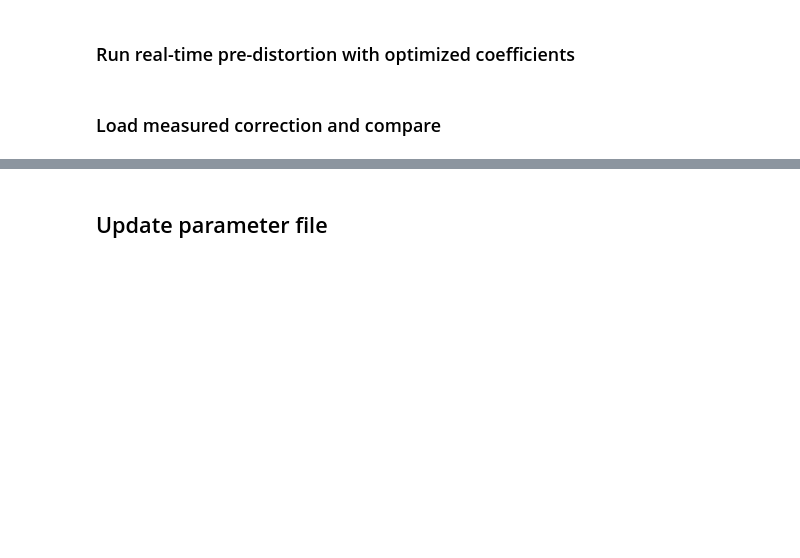
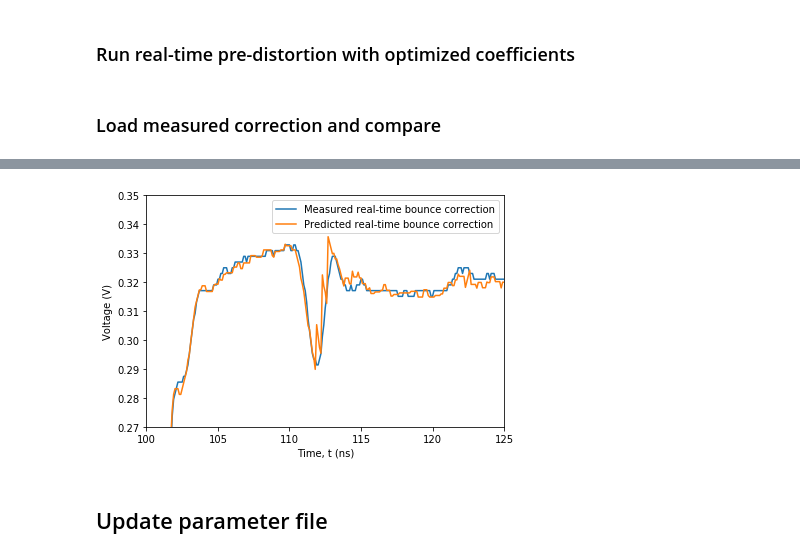
Before and after one commit to DiCarloLab-Delft/PycQED_py3, a Jupyter notebook: examples/AWG8_examples/Realtime_predistortion_test.ipynb, the cells around one changed output, grey strips where cells are left out. Drawn from its saved outputs; the diff is of its cells as text; code cells hidden in the pictures; blank space fills up the shorter version.

```diff
--- a/examples/AWG8_examples/Realtime_predistortion_test.ipynb
+++ b/examples/AWG8_examples/Realtime_predistortion_test.ipynb
@@ -236,3 +253,18 @@ plt.show()
+# %%
+data_corr = np.loadtxt('RefCurve_2018-07-05_1_130234.Wfm.csv', delimiter=';')
+#plt.plot(data[:,0]*1e9, data[:,1], label='No correction')
+plt.plot(data[:,0]*1e9, data_corr[:,1], label='Measured real-time bounce correction')
+plt.plot(data[:,0]*1e9, pred_corr, label='Predicted real-time bounce correction')
+plt.xlabel('Time, t (ns)')
+plt.ylabel('Voltage (V)')
+plt.xlim([100, 125])
+plt.ylim([0.27, 0.35])
+plt.tight_layout()
+plt.legend()
+plt.savefig('bounce_correction_measurement_vs_prediction_zoom.png',dpi=600,bbox_inches='tight')
+plt.show()
+# %% [output]
+[figure, added]
 # %% [markdown]
 ## Update parameter file
 # %%
```
Also changed, not shown: parts of 9 cells of this notebook.
